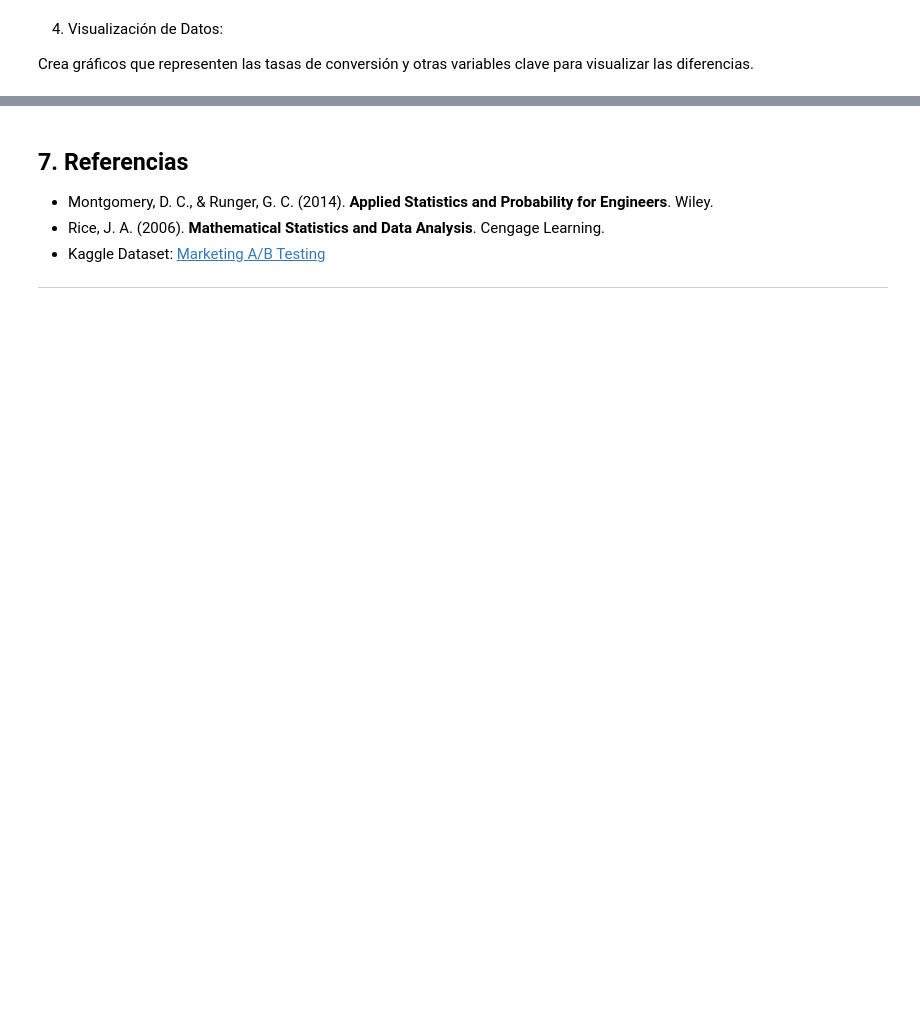
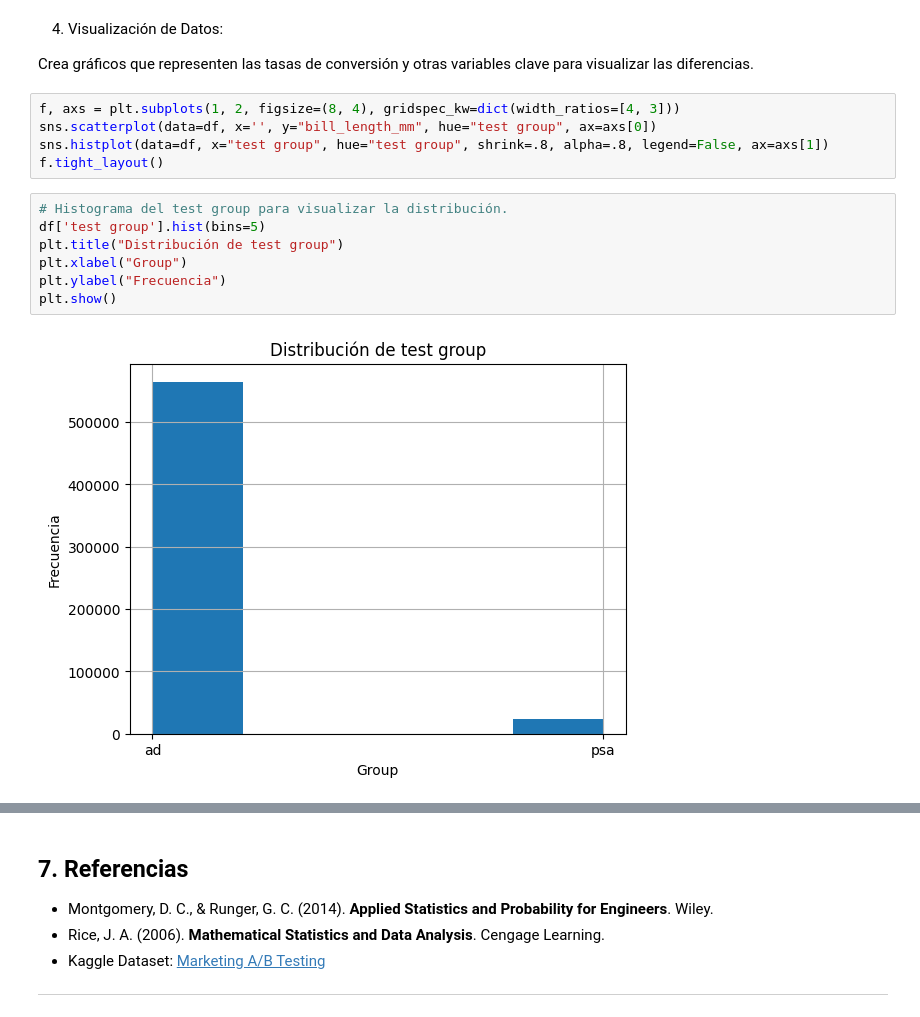
Before and after one commit to PabloAndree/Python_PA, a Jupyter notebook: 03_Pruebas_de_Hipótesis_ipynb.ipynb, the cells around one changed output, grey strips where cells are left out. Drawn from its saved outputs; the diff is of its cells as text; blank space fills up the shorter version.

```diff
--- a/03_Pruebas_de_Hipótesis_ipynb.ipynb
+++ b/03_Pruebas_de_Hipótesis_ipynb.ipynb
@@ -541,3 +557,17 @@ No se rechaza la hipotesis nula
 4. Visualización de Datos:
 
 Crea gráficos que representen las tasas de conversión y otras variables clave para visualizar las diferencias.
+# %%
+f, axs = plt.subplots(1, 2, figsize=(8, 4), gridspec_kw=dict(width_ratios=[4, 3]))
+sns.scatterplot(data=df, x='', y="bill_length_mm", hue="test group", ax=axs[0])
+sns.histplot(data=df, x="test group", hue="test group", shrink=.8, alpha=.8, legend=False, ax=axs[1])
+f.tight_layout()
+# %%
+# Histograma del test group para visualizar la distribución.
+df['test group'].hist(bins=5)
+plt.title("Distribución de test group")
+plt.xlabel("Group")
+plt.ylabel("Frecuencia")
+plt.show()
+# %% [output]
+[figure, added]
```
Also changed, not shown: parts of 4 cells of this notebook.
